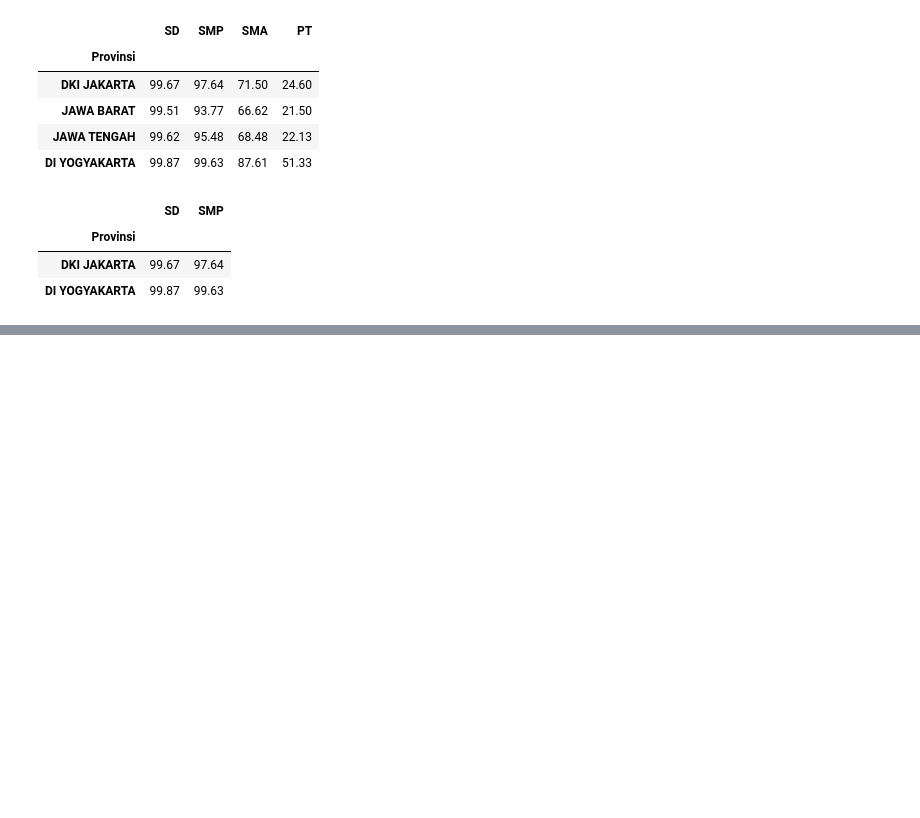
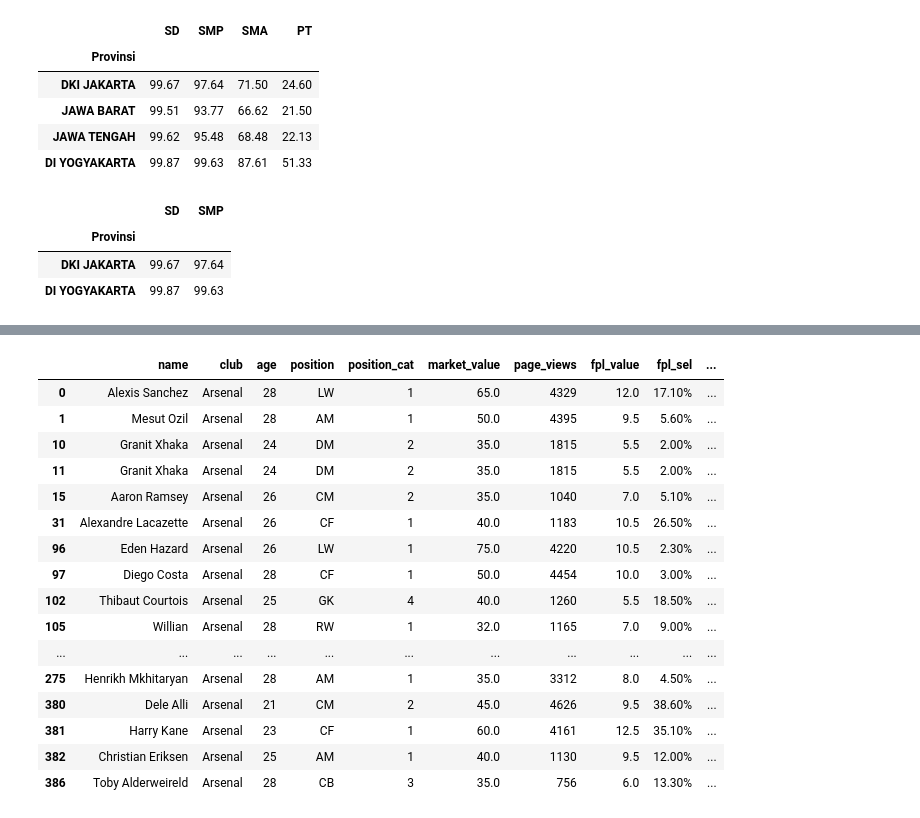
Before and after one commit to KevinCandra9999/colab-3, a Jupyter notebook: DataFrame.ipynb, the cells around one changed output, grey strips where cells are left out. Cells and saved outputs as stored; diff of their text form; code cells hidden in the pictures; blank space fills up the shorter version.

```diff
--- a/DataFrame.ipynb
+++ b/DataFrame.ipynb
@@ -152,0 +160,3 @@ DataProvinsi.loc[['DKI JAKARTA','DI YOGYAKARTA'],['SD','SMP']]
+# %%
+data_url = 'http://thinkjubilee.com/bola.csv'
+pemainbola = pd.read_csv(data_url)
@@ -152,0 +300,25 @@ DataProvinsi.loc[['DKI JAKARTA','DI YOGYAKARTA'],['SD','SMP']]
+# %%
+usia = pemainbola.age.lt(30)
+klub = pemainbola.club == 'Arsenal'
+market = pemainbola.market_value.gt(30)
+pemainbola[(usia) &
+          (klub) &
+          (market)]
+# %% [output]
+|  | name | club | age | position | position_cat | market_value | page_views | fpl_value | fpl_sel | ... |
+| 0 | Alexis Sanchez | Arsenal | 28 | LW | 1 | 65.0 | 4329 | 12.0 | 17.10% | ... |
+| 1 | Mesut Ozil | Arsenal | 28 | AM | 1 | 50.0 | 4395 | 9.5 | 5.60% | ... |
+| 10 | Granit Xhaka | Arsenal | 24 | DM | 2 | 35.0 | 1815 | 5.5 | 2.00% | ... |
+| 11 | Granit Xhaka | Arsenal | 24 | DM | 2 | 35.0 | 1815 | 5.5 | 2.00% | ... |
+| 15 | Aaron Ramsey | Arsenal | 26 | CM | 2 | 35.0 | 1040 | 7.0 | 5.10% | ... |
+| 31 | Alexandre Lacazette | Arsenal | 26 | CF | 1 | 40.0 | 1183 | 10.5 | 26.50% | ... |
+| 96 | Eden Hazard | Arsenal | 26 | LW | 1 | 75.0 | 4220 | 10.5 | 2.30% | ... |
+| 97 | Diego Costa | Arsenal | 28 | CF | 1 | 50.0 | 4454 | 10.0 | 3.00% | ... |
+| 102 | Thibaut Courtois | Arsenal | 25 | GK | 4 | 40.0 | 1260 | 5.5 | 18.50% | ... |
+| 105 | Willian | Arsenal | 28 | RW | 1 | 32.0 | 1165 | 7.0 | 9.00% | ... |
+| ... | ... | ... | ... | ... | ... | ... | ... | ... | ... | ... |
+| 275 | Henrikh Mkhitaryan | Arsenal | 28 | AM | 1 | 35.0 | 3312 | 8.0 | 4.50% | ... |
+| 380 | Dele Alli | Arsenal | 21 | CM | 2 | 45.0 | 4626 | 9.5 | 38.60% | ... |
+| 381 | Harry Kane | Arsenal | 23 | CF | 1 | 60.0 | 4161 | 12.5 | 35.10% | ... |
+| 382 | Christian Eriksen | Arsenal | 25 | AM | 1 | 40.0 | 1130 | 9.5 | 12.00% | ... |
+| 386 | Toby Alderweireld | Arsenal | 28 | CB | 3 | 35.0 | 756 | 6.0 | 13.30% | ... |
```
Also changed, not shown: parts of 23 cells of this notebook.
